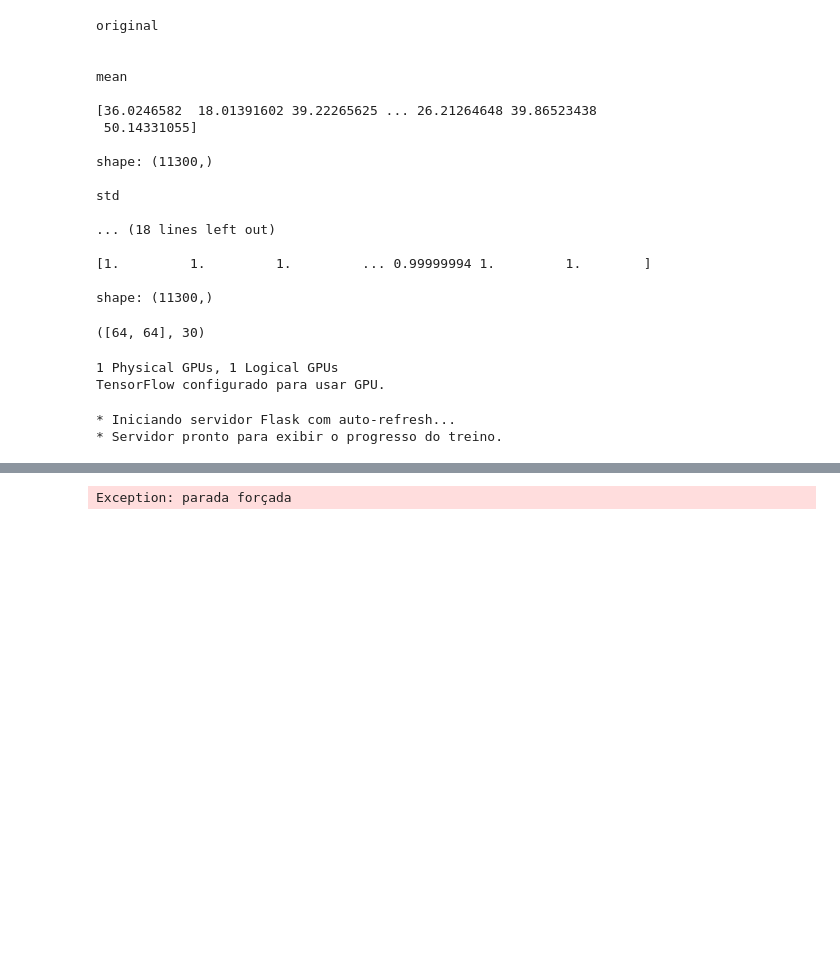
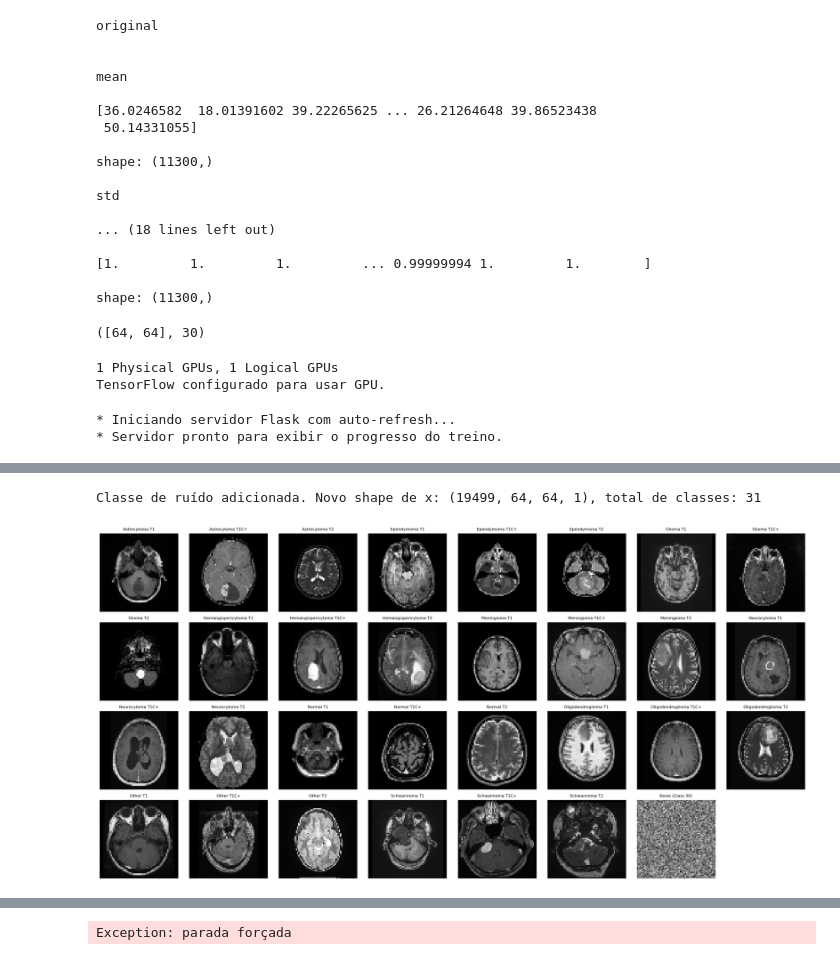
Before and after one commit to gabrielbarata/MVP-machine-learning, a Jupyter notebook: MVP_machine_learning.ipynb, the cells around one changed output, grey strips where cells are left out. Cells and saved outputs as stored; diff of their text form; code cells hidden in the pictures; blank space fills up the shorter version.

```diff
--- a/MVP_machine_learning.ipynb
+++ b/MVP_machine_learning.ipynb
@@ -1179,0 +1135,33 @@ Use este link: https://mail-bikini-blue-lying.trycloudflare.com
+# %%
+import matplotlib.pyplot as plt
+
+current_x_train, current_x_val, current_x_test, current_x_all = get_current_data_cnn()
+
+# Adiciona a classe de ruído e recupera os novos dados
+x_with_noise, y_with_noise = add_noise_class(current_x_train, y_train)
+
+print(f"Classe de ruído adicionada. Novo shape de x: {x_with_noise.shape}, total de classes: {len(np.unique(y_with_noise))}")
+# Prepara a visualização: 1 exemplo por classe
+unique_classes = np.unique(y_with_noise)
+n_classes = len(unique_classes)
+
+plt.figure(figsize=(20, 10))
+for i, cls in enumerate(unique_classes):
+    # Encontra o primeiro índice que pertence à classe 'cls'
+    idx = np.where(y_with_noise == cls)[0][0]
+
+    plt.subplot(4, 8, i + 1)
+    # Remove a dimensão do canal se for 1 para o imshow (H, W, 1) -> (H, W)
+    img_to_show = x_with_noise[idx].squeeze()
+    plt.imshow(img_to_show, cmap='gray')
+
+    # Nome da classe (usa o dicionário original ou define 'Noise' para a nova classe)
+    name = class_names.get(cls, f"Noise (Class {cls})")
+    plt.title(f"{name}", fontsize=8)
+    plt.axis('off')
+
+plt.tight_layout()
+plt.show()
+# %% [output]
+Classe de ruído adicionada. Novo shape de x: (19499, 64, 64, 1), total de classes: 31
+[figure, added]
```
Also changed, not shown: parts of 17 cells of this notebook.
